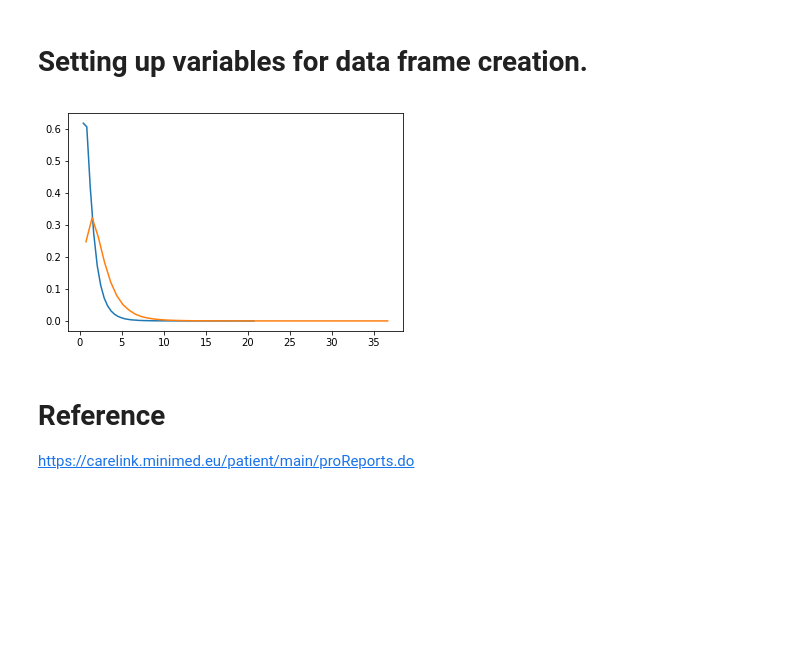
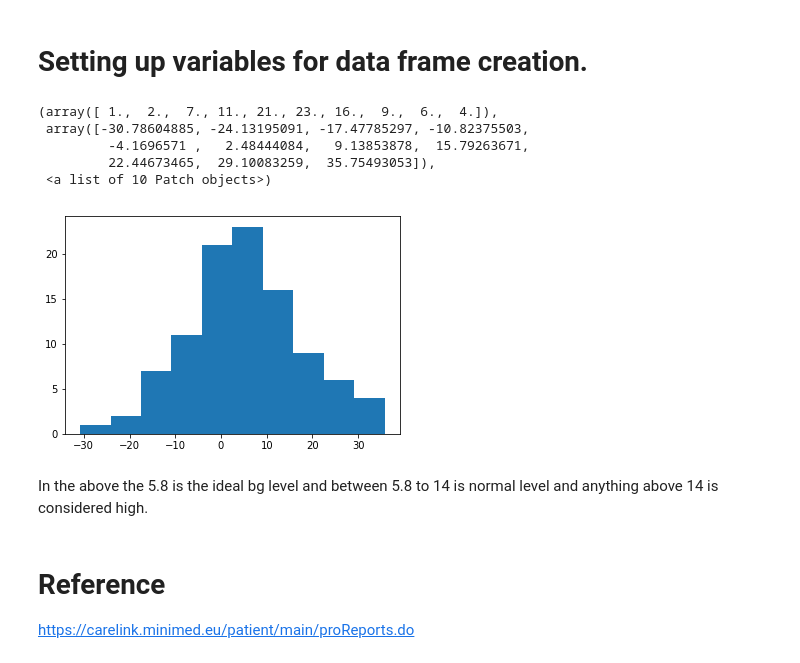
Before and after one commit to babubaskaran/ProgDA_Project, a Jupyter notebook: ProgDA_Project.ipynb, the cells around one changed output. Saved outputs shown, nothing was run; the diff lists cells and outputs as text; code cells hidden in the pictures; blank space fills up the shorter version.

```diff
--- a/ProgDA_Project.ipynb
+++ b/ProgDA_Project.ipynb
@@ -102,19 +102,24 @@ KNeighborsClassifier(algorithm='auto', leaf_size=30, metric='minkowski',
 inputs_train, inputs_test, outputs_train, outputs_test = mod.train_test_split(inputs1,outputs1,test_size=0.33)
 # %% [markdown]
 # Setting up variables for data frame creation.
-# %%
-dfnum = 3 # between group deg of freedom
-dfden = 20 # within groups degrees of freedom
-nonc = 3.0
-nc_vals = np.random.noncentral_f(dfnum, dfden, nonc, 1000000)
-NF = np.histogram(nc_vals, bins=50, normed=True)
-c_vals = np.random.f(dfnum, dfden, 1000000)
-F = np.histogram(c_vals, bins=50, normed=True)
-plt.plot(F[1][1:], F[0])
-plt.plot(NF[1][1:], NF[0])
-plt.show()
-# %% [output]
-[figure, removed]
+# %%
+import numpy as np
+import matplotlib.pyplot as plt
+dfnum = 2 # between group deg of freedom
+dfden = 30 # within groups degrees of freedom
+nonc = 3.0
+nc_vals = np.random.noncentral_f(dfnum, dfden, nonc, 100)
+bg_level = np.random.normal(5.8, 14, 100)
+plt.hist(bg_level)
+# %% [output]
+(array([ 1.,  2.,  7., 11., 21., 23., 16.,  9.,  6.,  4.]),
+ array([-30.78604885, -24.13195091, -17.47785297, -10.82375503,
+         -4.1696571 ,   2.48444084,   9.13853878,  15.79263671,
+         22.44673465,  29.10083259,  35.75493053]),
+ <a list of 10 Patch objects>)
+[figure, added]
+# %% [markdown]
+In the above the 5.8 is the ideal bg level and between 5.8 to 14 is normal level and anything above 14 is considered high.
 # %% [markdown]
 # Reference
 
```
